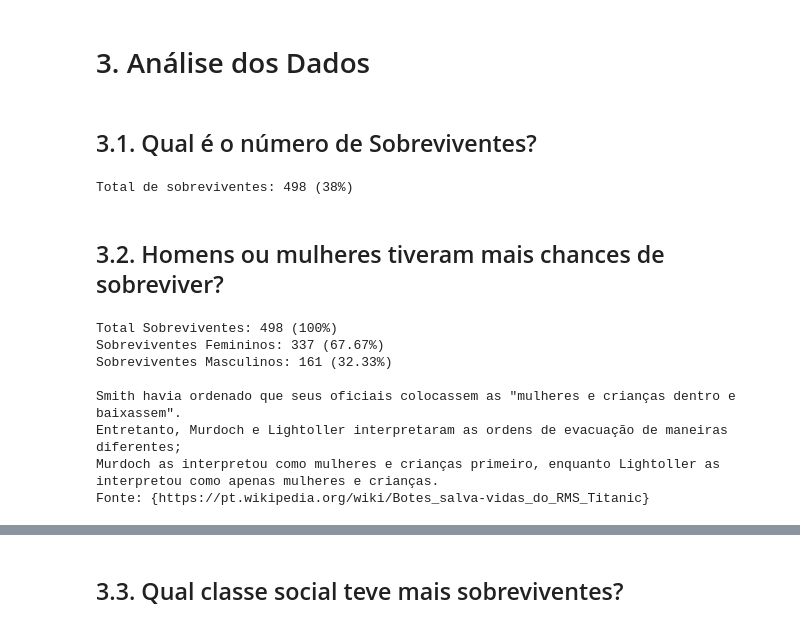
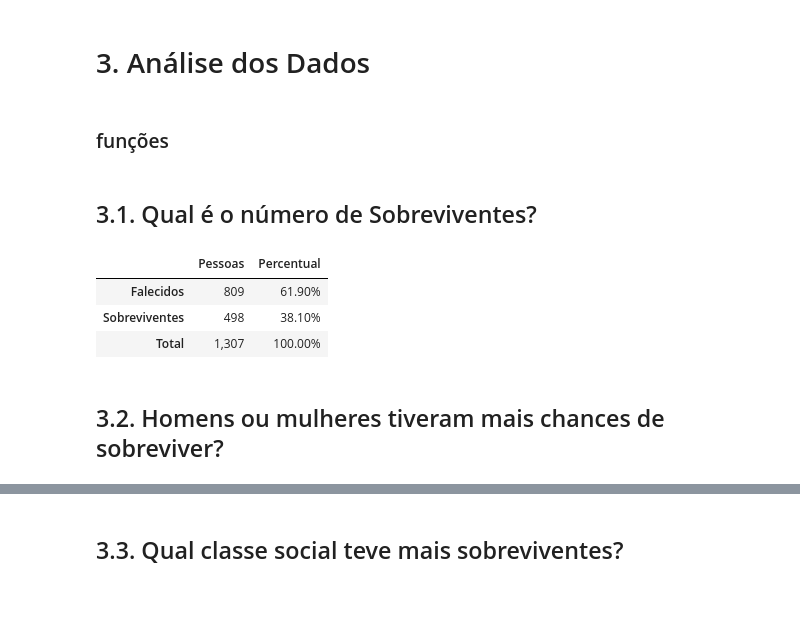
Before and after one commit to MayronME/Analise_Titanic, a Jupyter notebook: Titanic.ipynb, the cells around one changed output, grey strips where cells are left out. Drawn from its saved outputs; the diff is of its cells as text; code cells hidden in the pictures; blank space fills up the shorter version.

```diff
--- a/Titanic.ipynb
+++ b/Titanic.ipynb
@@ -282,2 +284,4 @@ df_titanic.sample(20)
 # %% [markdown]
 # 3. Análise dos Dados
+# %% [markdown]
+### funções
@@ -290,7 +305,12 @@ total_pessoas = df_titanic.shape[0]
-# %%
-porcentagem = int(soma_sobrevivente*100/total_pessoas)
-print(f'Total de sobreviventes: {soma_sobrevivente} ({porcentagem}%)')
-# %% [output]
-Total de sobreviventes: 498 (38%)
+# %%
+tabela_sobrevivente = pd.merge(left= df_titanic['sobreviveu'].value_counts(),right= df_titanic['sobreviveu'].value_counts(normalize=True),left_index=True,right_index=True)
+tabela_sobrevivente = tabela_sobrevivente.append(tabela_sobrevivente.sum(),ignore_index=True)
+tabela_sobrevivente.rename(columns={'sobreviveu_x': 'Pessoas','sobreviveu_y': 'Percentual'},index={0:'Falecidos',1:'Sobreviventes',2:'Total'}, inplace=True)
+tabela_sobrevivente.style.format({'Pessoas': '{:,.0f}','Percentual': '{:.2%}'})
+# %% [output]
+|  | Pessoas | Percentual |
+| Falecidos | 809 | 61.90% |
+| Sobreviventes | 498 | 38.10% |
+| Total | 1,307 | 100.00% |
 # %% [markdown]
 ## 3.2. Homens ou mulheres tiveram mais chances de sobreviver?
@@ -300,18 +316,0 @@ porcentagem = df_sexo*100/soma_sobrevivente
-# %%
-print('Total Sobreviventes: {} (100%)'.format(soma_sobrevivente))
-print('Sobreviventes Femininos: {} ({}%)'.format(df_sexo[0], round(porcentagem[0],2)))
-print('Sobreviventes Masculinos: {} ({}%)'.format(df_sexo[1], round(porcentagem[1],2)))
-print()
-print('Smith havia ordenado que seus oficiais colocassem as "mulheres e crianças dentro e baixassem".')
-print('Entretanto, Murdoch e Lightoller interpretaram as ordens de evacuação de maneiras diferentes;')
-print('Murdoch as interpretou como mulheres e crianças primeiro, enquanto Lightoller as interpretou como apenas mulheres e crianças.')
-print('Fonte: {https://pt.wikipedia.org/wiki/Botes_salva-vidas_do_RMS_Titanic}')
-# %% [output]
-Total Sobreviventes: 498 (100%)
-Sobreviventes Femininos: 337 (67.67%)
-Sobreviventes Masculinos: 161 (32.33%)
-
-Smith havia ordenado que seus oficiais colocassem as "mulheres e crianças dentro e baixassem".
-Entretanto, Murdoch e Lightoller interpretaram as ordens de evacuação de maneiras diferentes;
-Murdoch as interpretou como mulheres e crianças primeiro, enquanto Lightoller as interpretou como apenas mulheres e crianças.
-Fonte: {https://pt.wikipedia.org/wiki/Botes_salva-vidas_do_RMS_Titanic}
```
Also changed, not shown: parts of 17 cells of this notebook.
